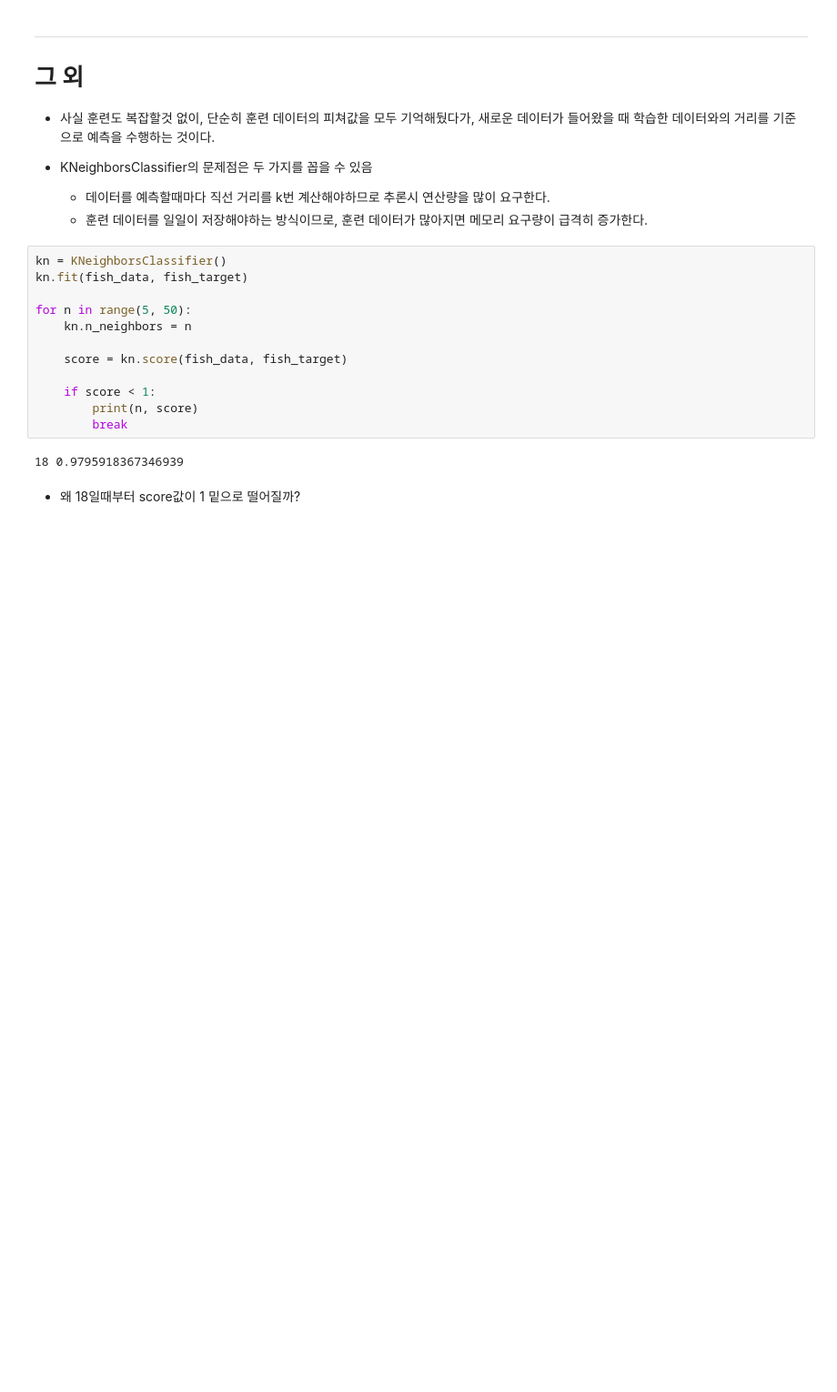
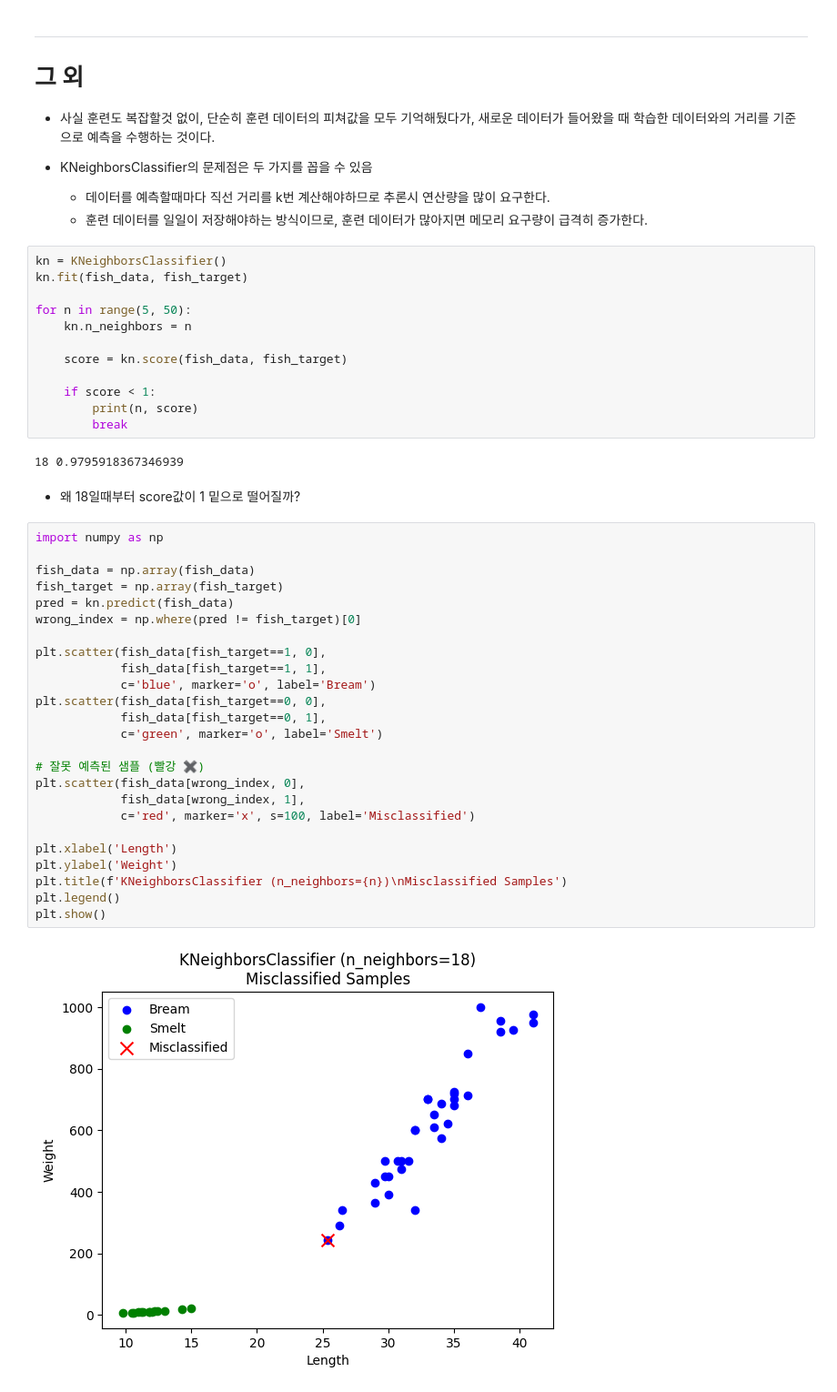
Before and after one commit to koreannn/HonGong, a Jupyter notebook: 01_머신러닝/01-01_머신러닝.ipynb, the cells around one changed output. Shown at 91% size. Saved outputs shown, nothing was run; the diff lists cells and outputs as text; blank space fills up the shorter version.

```diff
--- a/01_머신러닝/01-01_머신러닝.ipynb
+++ b/01_머신러닝/01-01_머신러닝.ipynb
@@ -155,3 +155,30 @@ for n in range(5, 50):
 18 0.9795918367346939
 # %% [markdown]
 - 왜 18일때부터 score값이 1 밑으로 떨어질까?
+# %%
+import numpy as np
+
+fish_data = np.array(fish_data)
+fish_target = np.array(fish_target)
+pred = kn.predict(fish_data)
+wrong_index = np.where(pred != fish_target)[0]
+
+plt.scatter(fish_data[fish_target==1, 0],
+            fish_data[fish_target==1, 1],
+            c='blue', marker='o', label='Bream')
+plt.scatter(fish_data[fish_target==0, 0],
+            fish_data[fish_target==0, 1],
+            c='green', marker='o', label='Smelt')
+
+# 잘못 예측된 샘플 (빨강 ✖)
+plt.scatter(fish_data[wrong_index, 0],
+            fish_data[wrong_index, 1],
+            c='red', marker='x', s=100, label='Misclassified')
+
+plt.xlabel('Length')
+plt.ylabel('Weight')
+plt.title(f'KNeighborsClassifier (n_neighbors={n})\nMisclassified Samples')
+plt.legend()
+plt.show()
+# %% [output]
+[figure, added]
```
Also changed, not shown: 4 other files.
